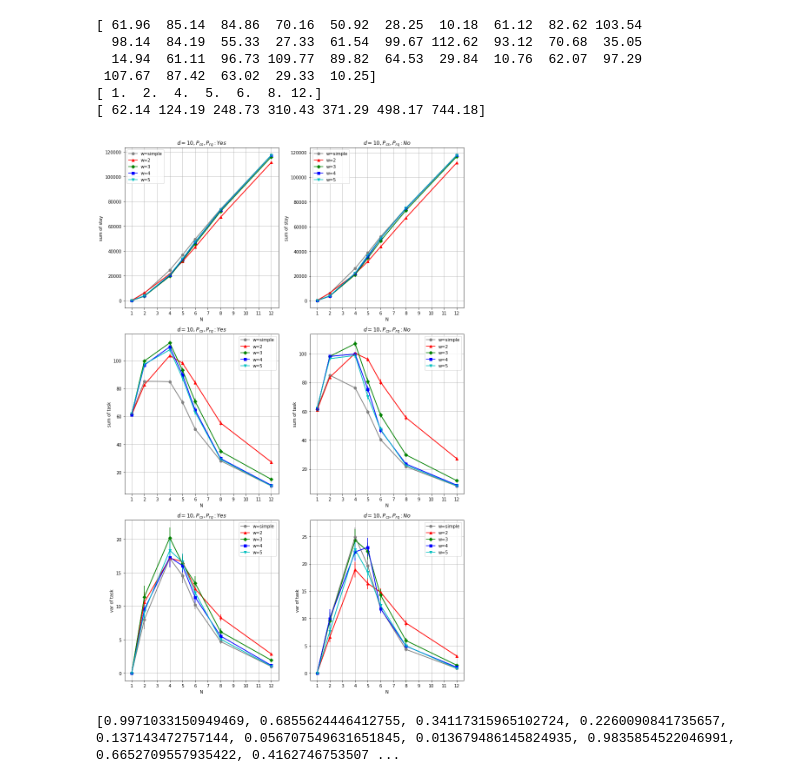
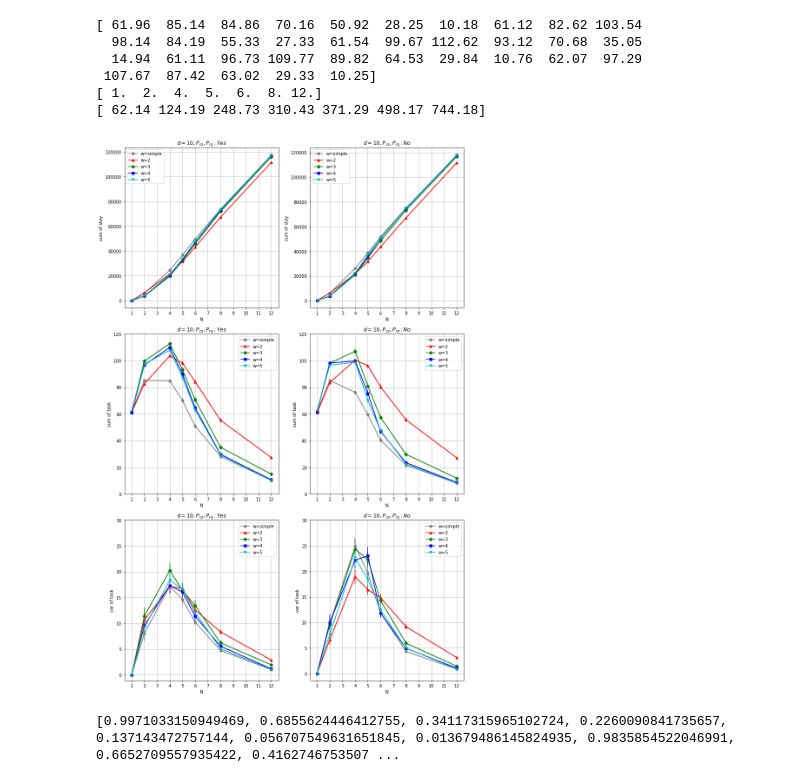
Before and after one commit to shoooooman/pad-data, a Jupyter notebook: data_plot.ipynb, the cells around one changed output. Drawn from its saved outputs; the diff is of its cells as text; code cells hidden in the pictures.

```diff
--- a/data_plot.ipynb
+++ b/data_plot.ipynb
@@ -39,40 +39,44 @@ def data_plot(xdata, ydata, errdata, title, ylabel, xlabel='N'):
     """
     for i in range(NUM_WINDOW_SIZE):
         x = xdata[NUM_TYPE_NUM_NODES*i:NUM_TYPE_NUM_NODES*(i+1)]
         y = ydata[NUM_TYPE_NUM_NODES*i:NUM_TYPE_NUM_NODES*(i+1)]
         err = errdata[NUM_TYPE_NUM_NODES*i:NUM_TYPE_NUM_NODES*(i+1)]
         plt.errorbar(x, y, yerr=err, fmt=COLORS[i])
         plt.plot(x, y, marker=MARKERS[i], color=COLORS[i], label='w='+WINDOW_SIZES[i])
 
     plt.title(title)
     plt.xlabel(xlabel)
     plt.ylabel(ylabel)
     plt.xticks(np.arange(1, MAX_NUM_NODES+1, 1.0))
     plt.grid()
     plt.legend()
 
 plt.subplot(3, 2, 1)
 data_plot(num_nodes, ave_sum_stay_t, se_sum_stay_t, '$d=10, P_{cs}, P_{rq}: Yes$', 'sum of stay')
 
+plt.subplot(3, 2, 2)
+data_plot(num_nodes, ave_sum_stay_f, se_sum_stay_f, '$d=10, P_{cs}, P_{rq}: No$',  'sum of stay')
+
 plt.subplot(3, 2, 3)
 data_plot(num_nodes, ave_sum_task_t, se_sum_task_t, '$d=10, P_{cs}, P_{rq}: Yes$', 'sum of task')
+plt.yticks(np.arange(0, 121, 20))
+
+plt.subplot(3, 2, 4)
+data_plot(num_nodes, ave_sum_task_f, se_sum_task_f, '$d=10, P_{cs}, P_{rq}: No$',  'sum of task')
+plt.yticks(np.arange(0, 121, 20))
 
 plt.subplot(3, 2, 5)
 data_plot(num_nodes, ave_var_task_t, se_var_task_t, '$d=10, P_{cs}, P_{rq}: Yes$',  'var of task')
-
-plt.subplot(3, 2, 2)
-data_plot(num_nodes, ave_sum_stay_f, se_sum_stay_f, '$d=10, P_{cs}, P_{rq}: No$',  'sum of stay')
-
-plt.subplot(3, 2, 4)
-data_plot(num_nodes, ave_sum_task_f, se_sum_task_f, '$d=10, P_{cs}, P_{rq}: No$',  'sum of task')
+plt.yticks(np.arange(0, 31, 5))
 
 plt.subplot(3, 2, 6)
 data_plot(num_nodes, ave_var_task_f, se_var_task_f, '$d=10, P_{cs}, P_{rq}: No$',  'var of task')
+plt.yticks(np.arange(0, 31, 5))
 
 plt.tight_layout()
 plt.savefig('./fig/graphs-wn.png')
 # %% [output]
-[figure, old version]
+[figure, new version]
 # %%
 ratio_t = []
 ratio_f= []
```
Also changed, not shown: parts of 3 cells of this notebook, 14 other files.
